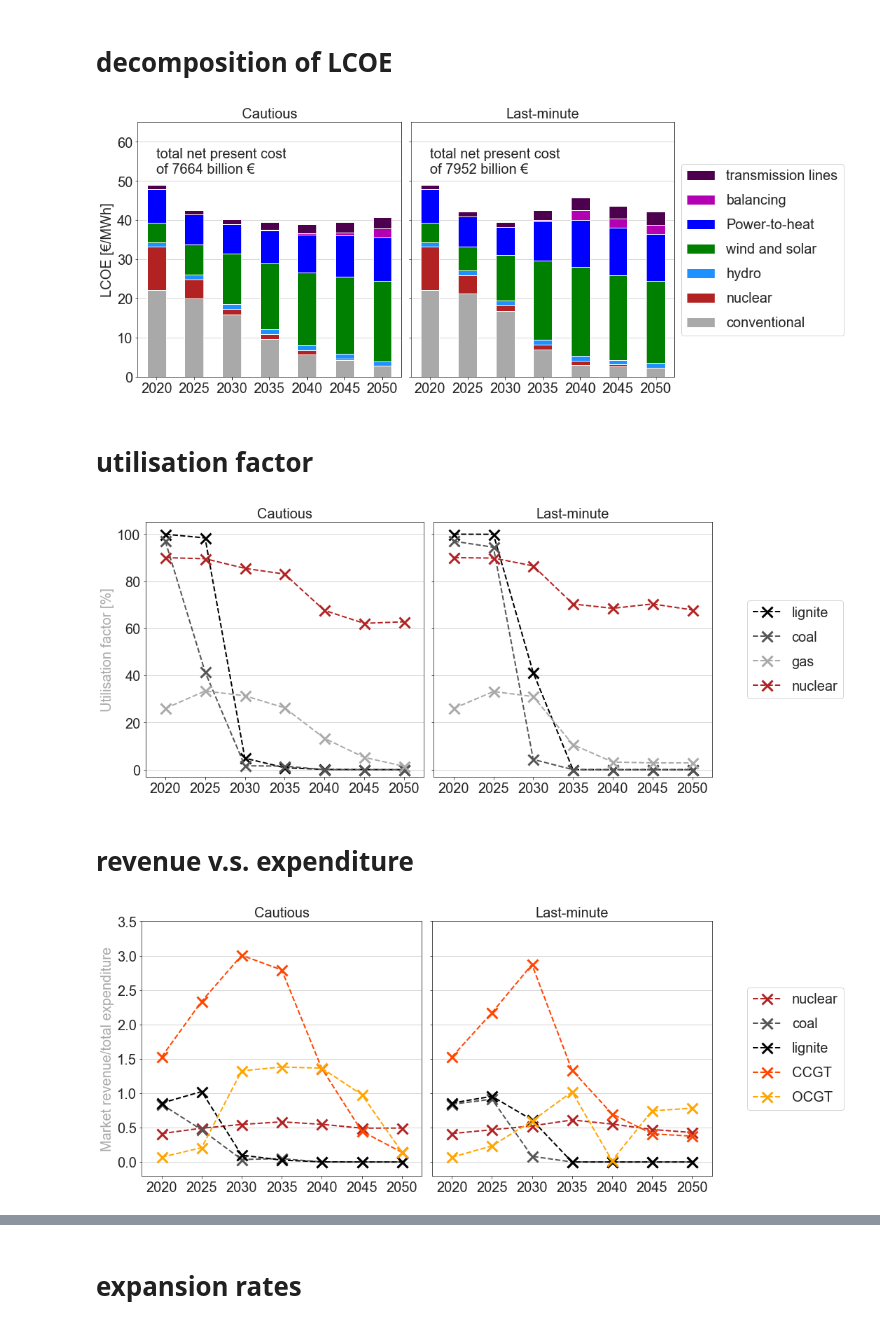
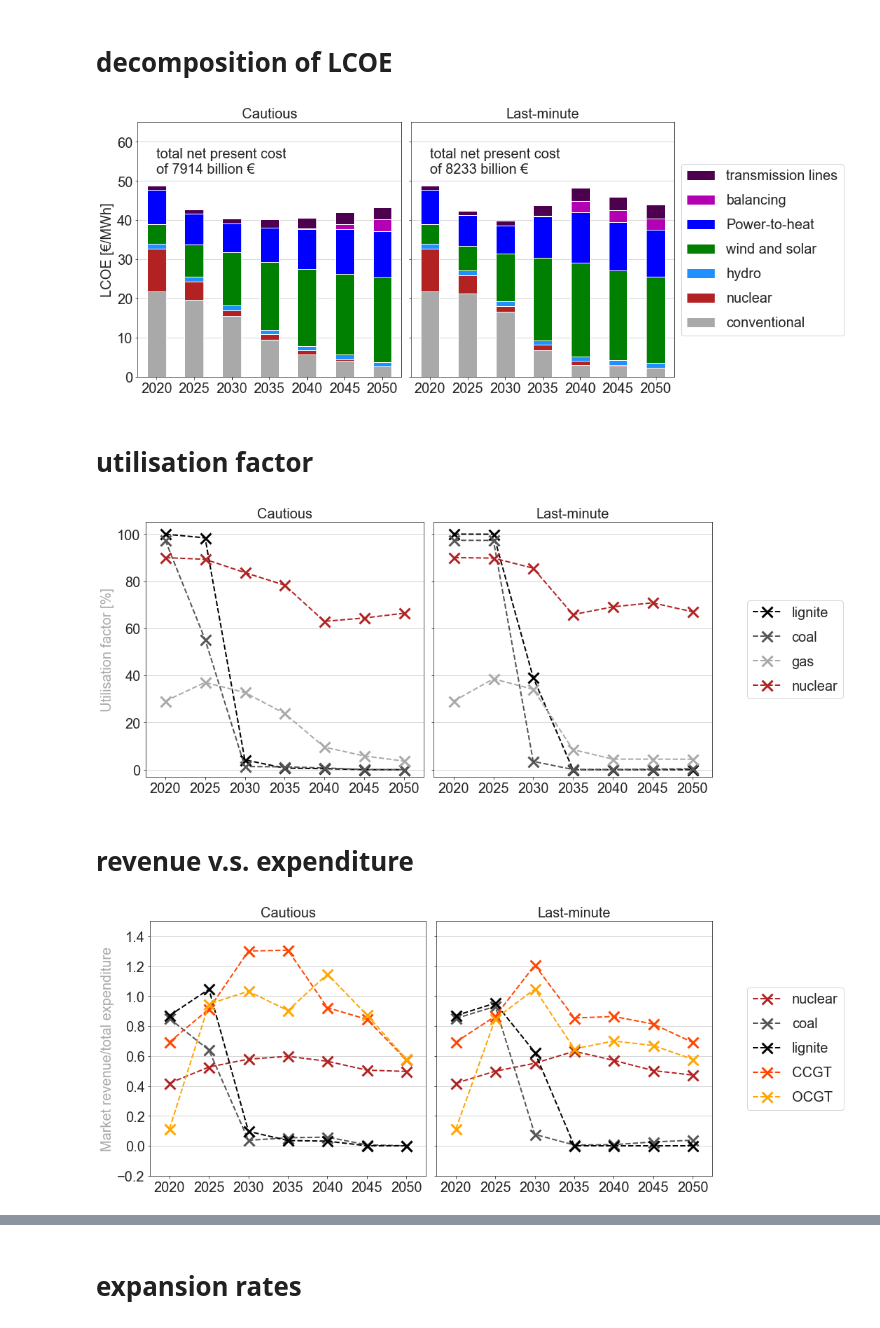
Before and after one commit to martavp/pypsa-eur-sec-30-path, a Jupyter notebook: paper_graphics/notebooks/summary_plot.ipynb, the cells around one changed output, grey strips where cells are left out. Saved outputs shown, nothing was run; the diff lists cells and outputs as text; code cells hidden in the pictures.

Commit message:
Fix the mistake of excluding gas fuel cost for calculating expenditure.

```diff
--- a/paper_graphics/notebooks/summary_plot.ipynb
+++ b/paper_graphics/notebooks/summary_plot.ipynb
@@ -11,7 +11,7 @@ import matplotlib.pyplot as plt
 import seaborn as sns
 %matplotlib inline
 # %%
-version = 'Base_old_H2'
+version = 'wo_DH_exp'
 co2_1990 = 2232e6 # Mt co2 emission in 1990
 rate = 0.02 # inflation rate
 years = np.arange(2020,2055,5)
@@ -218,7 +222,7 @@ fig.tight_layout()
 
 plt.savefig('../../figures/LCOE_{}.png'.format(version),dpi=500, bbox_inches='tight')
 # %% [output]
-[figure, old version]
+[figure, new version]
 # %% [markdown]
 # utilisation factor
 # %%
@@ -269,7 +273,7 @@ ax.legend(handles1,labels1,ncol=1,loc="center left",fontsize=fs,bbox_to_anchor=[
 fig.tight_layout()
 plt.savefig('../../figures/utilisation_factors_{}.png'.format(version),dpi=500, bbox_inches='tight')
 # %% [output]
-[figure, old version]
+[figure, new version]
 # %% [markdown]
 # revenue v.s. expenditure
 # %%
@@ -277,32 +281,35 @@ fig, axes = plt.subplots(1,2,figsize=(15,6),sharex=True,sharey='row')
 
 df = csvs['metrics']
 revenue = df.filter(like='revenue',axis=0).rename(index=lambda x:x[:-8])
+gas_fuel_cost = df.filter(like='fuel cost',axis=0).rename(index=lambda x:x[:-10])
 df = csvs['costs']
 expenditure = df.groupby(level=2).sum().loc[revenue.index]
+index = set(gas_fuel_cost.index).intersection(expenditure.index)
+expenditure.loc[index] += gas_fuel_cost.loc[index]
 df = revenue/expenditure
 
 ax = axes[0]
 df['go'].T.plot(ax=ax,fontsize=fs,color=tech_colors[df.index],lw=2,legend=False,marker='x',ms=ms,mew=mew,style='--',rot=0)
 ax.set_ylabel("Market revenue/total expenditure",fontsize=fs,color=tech_colors['conventional'])
 ax.set_title('Cautious',fontsize=fs)
 handles1,labels1 = ax.get_legend_handles_labels()
 
 df['go'].T.plot(kind='bar',ax=ax,stacked=True,fontsize=fs,color=tech_colors[df.index],lw=lw,legend=False,alpha=0,rot=0)
 ax.set_xlabel("")
 ax.grid('on',axis='y')
 
 ax = axes[1]
 df['wait'].T.plot(ax=ax,fontsize=fs,color=tech_colors[df.index],lw=2,legend=False,marker='x',ms=ms,mew=mew,style='--',rot=0)
-ax.set_ylim([-0.2,3.5])
+ax.set_ylim([-0.2,1.5])
 ax.set_title('Last-minute',fontsize=fs)
 handles2,labels2 = ax.get_legend_handles_labels()
 
 df['wait'].T.plot(kind='bar',ax=ax,stacked=True,fontsize=fs,color=tech_colors[df.index],lw=lw,legend=False,alpha=0,rot=0)
 ax.set_xlabel("")
 ax.grid('on',axis='y')
 
 ax.legend(handles1,labels1,ncol=1,loc="center left",fontsize=fs,bbox_to_anchor=[1.1,0.5],labelspacing=0.8)
 fig.tight_layout()
 plt.savefig('../../figures/revenue_vs_expenditure_{}.png'.format(version),dpi=500, bbox_inches='tight')
 # %% [output]
-[figure, old version]
+[figure, new version]
```
Also changed, not shown: parts of 6 cells of this notebook, 9 other files.
